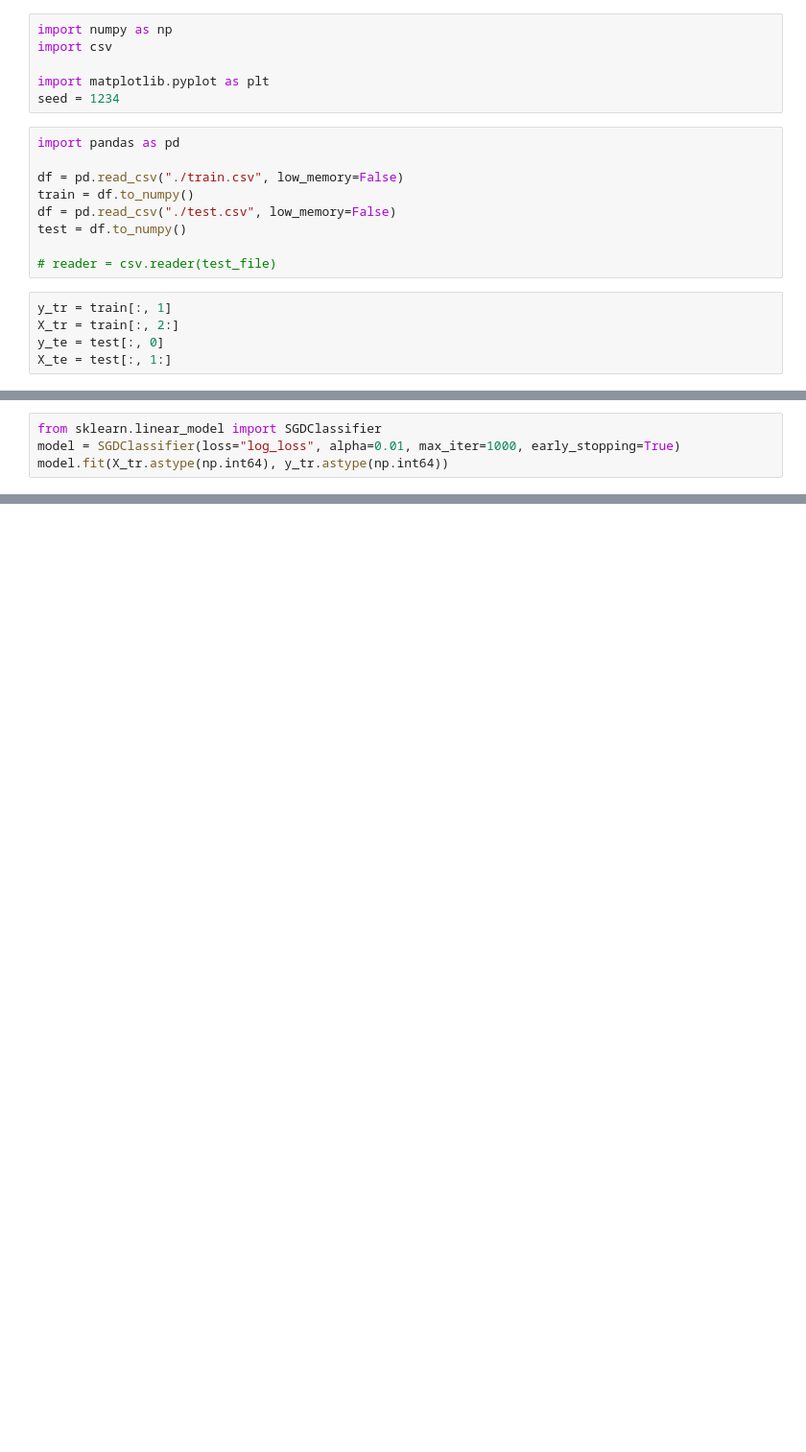
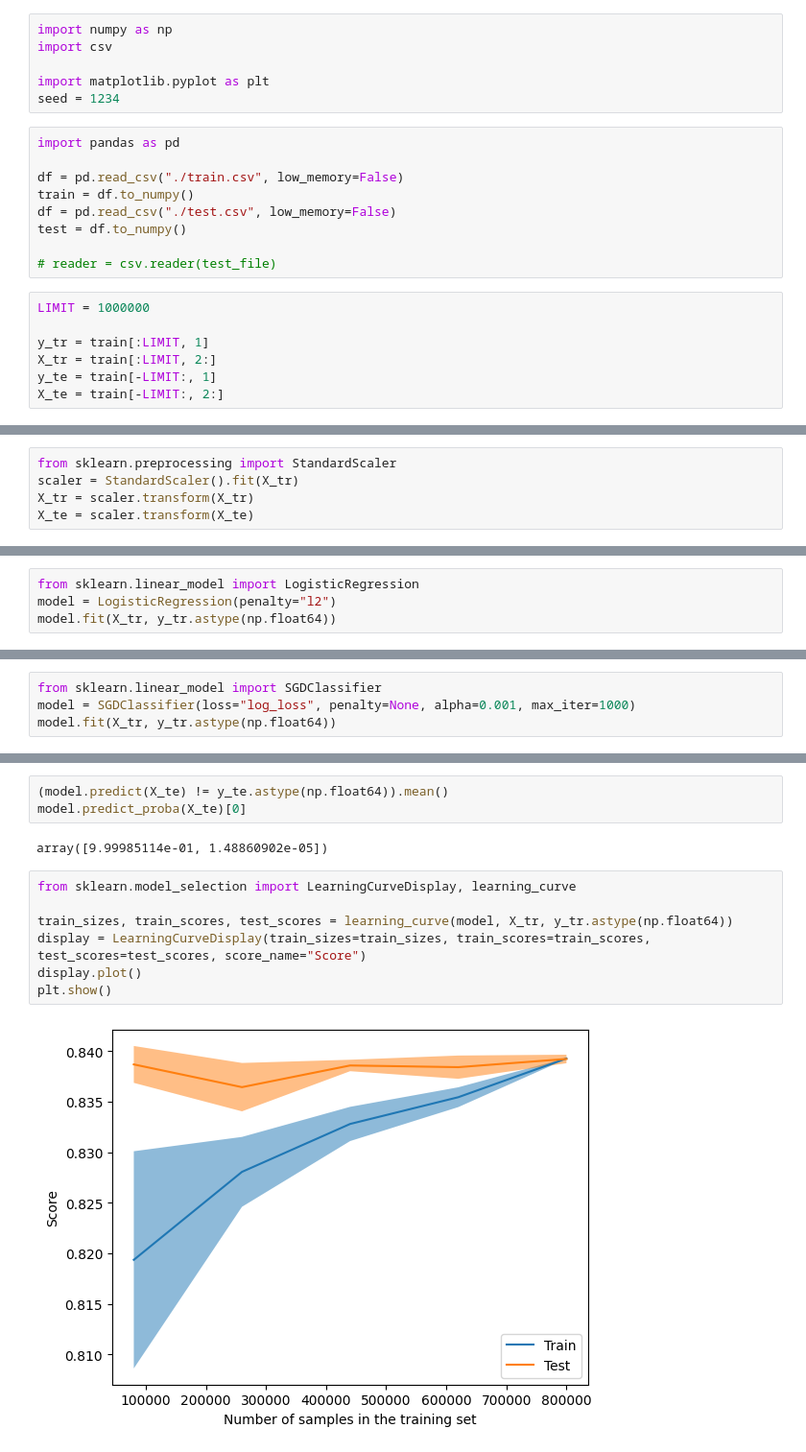
Before and after one commit to Julianzbk/click_plusplus, a Jupyter notebook: ctr.ipynb, the cells around one changed output, grey strips where cells are left out. Shown: that part at 96% size. Saved outputs shown, nothing was run; the diff lists cells and outputs as text; blank space fills up the shorter version.

```diff
--- a/ctr.ipynb
+++ b/ctr.ipynb
@@ -14,7 +14,9 @@ test = df.to_numpy()
 
 # reader = csv.reader(test_file)
 # %%
-y_tr = train[:, 1]
-X_tr = train[:, 2:]
-y_te = test[:, 0]
-X_te = test[:, 1:]
+LIMIT = 1000000
+
+y_tr = train[:LIMIT, 1]
+X_tr = train[:LIMIT, 2:]
+y_te = train[-LIMIT:, 1]
+X_te = train[-LIMIT:, 2:]
@@ -24,2 +38,7 @@ X_tr[:, 3:12] = hex_to_int(X_tr[:, 3:12])
+# %%
+from sklearn.preprocessing import StandardScaler
+scaler = StandardScaler().fit(X_tr)
+X_tr = scaler.transform(X_tr)
+X_te = scaler.transform(X_te)
 # %%
 # %% [output]
@@ -26,0 +58,4 @@ X_tr[:, 3:12] = hex_to_int(X_tr[:, 3:12])
+# %%
+from sklearn.linear_model import LogisticRegression
+model = LogisticRegression(penalty="l2")
+model.fit(X_tr, y_tr.astype(np.float64))
@@ -27,4 +64,4 @@ X_tr[:, 3:12] = hex_to_int(X_tr[:, 3:12])
 # %%
 from sklearn.linear_model import SGDClassifier
-model = SGDClassifier(loss="log_loss", alpha=0.01, max_iter=1000, early_stopping=True)
-model.fit(X_tr.astype(np.int64), y_tr.astype(np.int64))
+model = SGDClassifier(loss="log_loss", penalty=None, alpha=0.001, max_iter=1000)
+model.fit(X_tr, y_tr.astype(np.float64))
@@ -30,0 +70,14 @@ model.fit(X_tr.astype(np.int64), y_tr.astype(np.int64))
+# %%
+(model.predict(X_te) != y_te.astype(np.float64)).mean()
+model.predict_proba(X_te)[0]
+# %% [output]
+array([9.99985114e-01, 1.48860902e-05])
+# %%
+from sklearn.model_selection import LearningCurveDisplay, learning_curve
+
+train_sizes, train_scores, test_scores = learning_curve(model, X_tr, y_tr.astype(np.float64))
+display = LearningCurveDisplay(train_sizes=train_sizes, train_scores=train_scores, test_scores=test_scores, score_name="Score")
+display.plot()
+plt.show()
+# %% [output]
+[figure, added]
```
Also changed, not shown: parts of 5 cells of this notebook, 2 other files.
